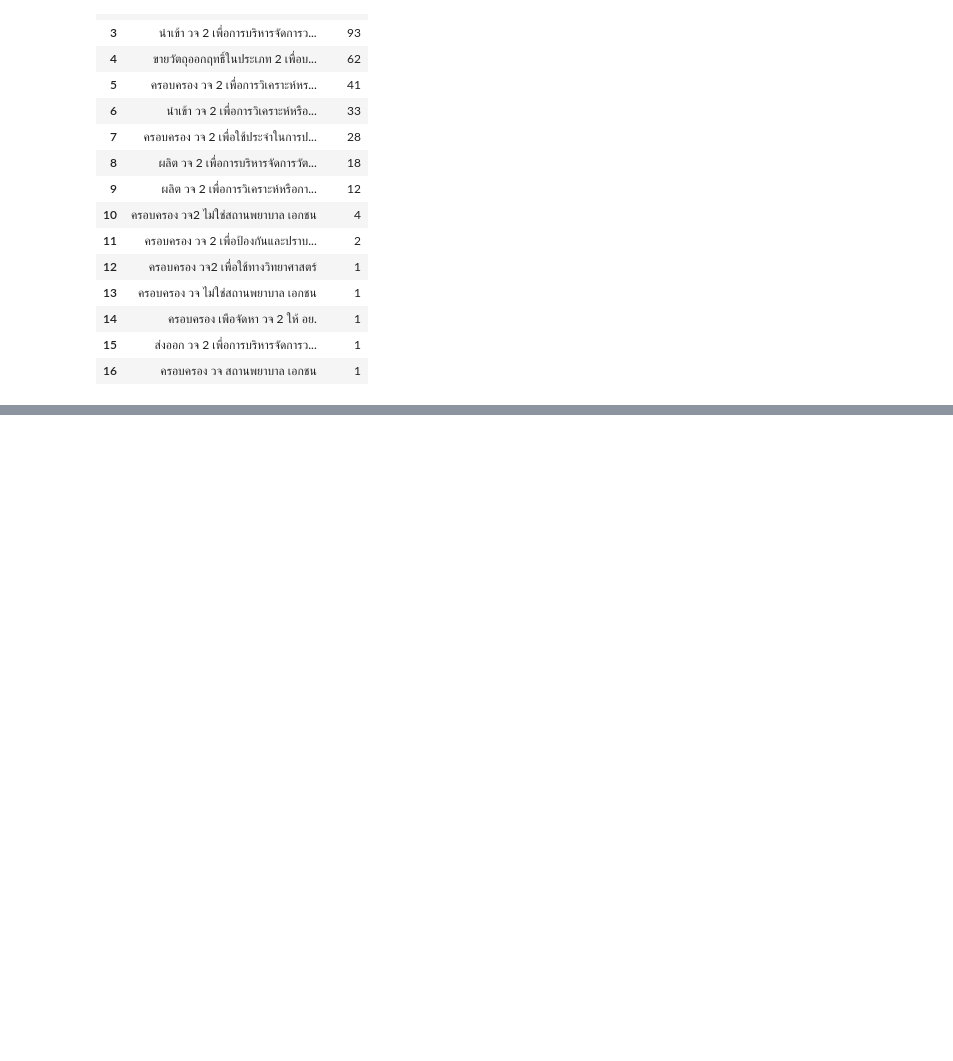
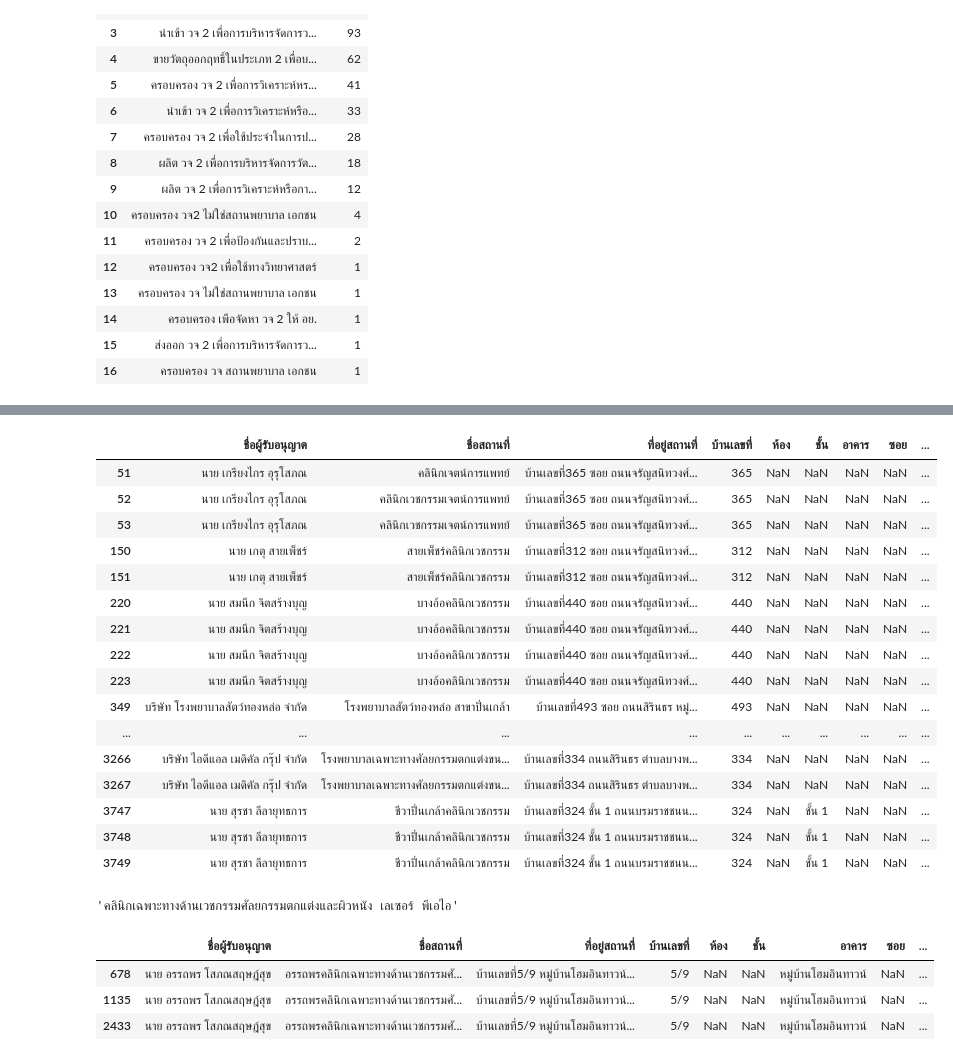
Before and after one commit to konrawit13/nct_distr, a Jupyter notebook: dist_report_v8.ipynb, the cells around one changed output, grey strips where cells are left out. Cells and saved outputs as stored; diff of their text form; code cells hidden in the pictures; blank space fills up the shorter version.

```diff
--- a/dist_report_v8.ipynb
+++ b/dist_report_v8.ipynb
@@ -593,0 +821,31 @@ ct_alltypes.to_csv("C:/Users/user/Downloads/ws_pre_ctdalltypes.csv", index=False
+# %%
+ws_df[ws_df['อำเภอ'] =='บางพลัด']
+# %% [output]
+|  | ชื่อผู้รับอนุญาต | ชื่อสถานที่ | ที่อยู่สถานที่ | บ้านเลขที่ | ห้อง | ชั้น | อาคาร | ซอย | ... |
+| 51 | นาย เกรียงไกร อุรุโสภณ | คลินิกเจตน์การแพทย์ | บ้านเลขที่365 ซอย ถนนจรัญสนิทวงศ์... | 365 | NaN | NaN | NaN | NaN | ... |
+| 52 | นาย เกรียงไกร อุรุโสภณ | คลินิกเวชกรรมเจตน์การแพทย์ | บ้านเลขที่365 ซอย ถนนจรัญสนิทวงศ์... | 365 | NaN | NaN | NaN | NaN | ... |
+| 53 | นาย เกรียงไกร อุรุโสภณ | คลินิกเวชกรรมเจตน์การแพทย์ | บ้านเลขที่365 ซอย ถนนจรัญสนิทวงศ์... | 365 | NaN | NaN | NaN | NaN | ... |
+| 150 | นาย เกตุ สายเพ็ชร์ | สายเพ็ชร์คลินิกเวชกรรม | บ้านเลขที่312 ซอย ถนนจรัญสนิทวงศ์... | 312 | NaN | NaN | NaN | NaN | ... |
+| 151 | นาย เกตุ สายเพ็ชร์ | สายเพ็ชร์คลินิกเวชกรรม | บ้านเลขที่312 ซอย ถนนจรัญสนิทวงศ์... | 312 | NaN | NaN | NaN | NaN | ... |
+| 220 | นาย สมนึก จิตสร้างบุญ | บางอ้อคลินิกเวชกรรม | บ้านเลขที่440 ซอย ถนนจรัญสนิทวงศ์... | 440 | NaN | NaN | NaN | NaN | ... |
+| 221 | นาย สมนึก จิตสร้างบุญ | บางอ้อคลินิกเวชกรรม | บ้านเลขที่440 ซอย ถนนจรัญสนิทวงศ์... | 440 | NaN | NaN | NaN | NaN | ... |
+| 222 | นาย สมนึก จิตสร้างบุญ | บางอ้อคลินิกเวชกรรม | บ้านเลขที่440 ซอย ถนนจรัญสนิทวงศ์... | 440 | NaN | NaN | NaN | NaN | ... |
+| 223 | นาย สมนึก จิตสร้างบุญ | บางอ้อคลินิกเวชกรรม | บ้านเลขที่440 ซอย ถนนจรัญสนิทวงศ์... | 440 | NaN | NaN | NaN | NaN | ... |
+| 349 | บริษัท โรงพยาบาลสัตว์ทองหล่อ จำกัด | โรงพยาบาลสัตว์ทองหล่อ สาขาปิ่นเกล้า | บ้านเลขที่493 ซอย ถนนสิรินธร หมู่... | 493 | NaN | NaN | NaN | NaN | ... |
+| ... | ... | ... | ... | ... | ... | ... | ... | ... | ... |
+| 3266 | บริษัท ไอดีแอล เมดิคัล กรุ๊ป จำกัด | โรงพยาบาลเฉพาะทางศัลยกรรมตกแต่งขน... | บ้านเลขที่334 ถนนสิรินธร ตำบลบางพ... | 334 | NaN | NaN | NaN | NaN | ... |
+| 3267 | บริษัท ไอดีแอล เมดิคัล กรุ๊ป จำกัด | โรงพยาบาลเฉพาะทางศัลยกรรมตกแต่งขน... | บ้านเลขที่334 ถนนสิรินธร ตำบลบางพ... | 334 | NaN | NaN | NaN | NaN | ... |
+| 3747 | นาย สุรชา ลีลายุทธการ | ชีวาปิ่นเกล้าคลินิกเวชกรรม | บ้านเลขที่324 ชั้น 1 ถนนบรมราชชนน... | 324 | NaN | ชั้น 1 | NaN | NaN | ... |
+| 3748 | นาย สุรชา ลีลายุทธการ | ชีวาปิ่นเกล้าคลินิกเวชกรรม | บ้านเลขที่324 ชั้น 1 ถนนบรมราชชนน... | 324 | NaN | ชั้น 1 | NaN | NaN | ... |
+| 3749 | นาย สุรชา ลีลายุทธการ | ชีวาปิ่นเกล้าคลินิกเวชกรรม | บ้านเลขที่324 ชั้น 1 ถนนบรมราชชนน... | 324 | NaN | ชั้น 1 | NaN | NaN | ... |
+# %%
+ws_df.loc[586, 'ชื่อสถานที่']
+# %% [output]
+'คลินิกเฉพาะทางด้านเวชกรรมศัลยกรรมตกแต่งและผิวหนัง เลเซอร์ พีเอไอ'
+# %%
+ws_df.loc[ws_df['ชื่อสถานที่'].str.contains('อรรถพร')]
+# %% [output]
+|  | ชื่อผู้รับอนุญาต | ชื่อสถานที่ | ที่อยู่สถานที่ | บ้านเลขที่ | ห้อง | ชั้น | อาคาร | ซอย | ... |
+| 678 | นาย อรรถพร โสภณสฤษฎ์สุข | อรรถพรคลินิกเฉพาะทางด้านเวชกรรมศั... | บ้านเลขที่5/9 หมู่บ้านโฮมอินทาวน์... | 5/9 | NaN | NaN | หมู่บ้านโฮมอินทาวน์ | NaN | ... |
+| 1135 | นาย อรรถพร โสภณสฤษฎ์สุข | อรรถพรคลินิกเฉพาะทางด้านเวชกรรมศั... | บ้านเลขที่5/9 หมู่บ้านโฮมอินทาวน์... | 5/9 | NaN | NaN | หมู่บ้านโฮมอินทาวน์ | NaN | ... |
+| 2433 | นาย อรรถพร โสภณสฤษฎ์สุข | อรรถพรคลินิกเฉพาะทางด้านเวชกรรมศั... | บ้านเลขที่5/9 หมู่บ้านโฮมอินทาวน์... | 5/9 | NaN | NaN | หมู่บ้านโฮมอินทาวน์ | NaN | ... |
```
Also changed, not shown: parts of 34 cells of this notebook.
